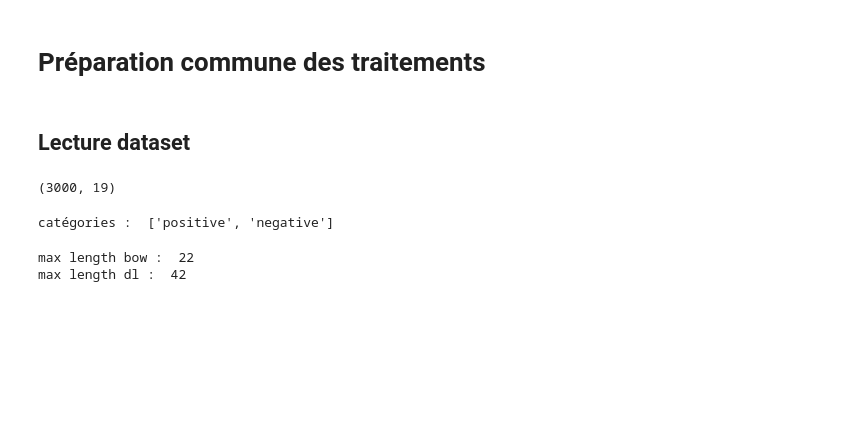
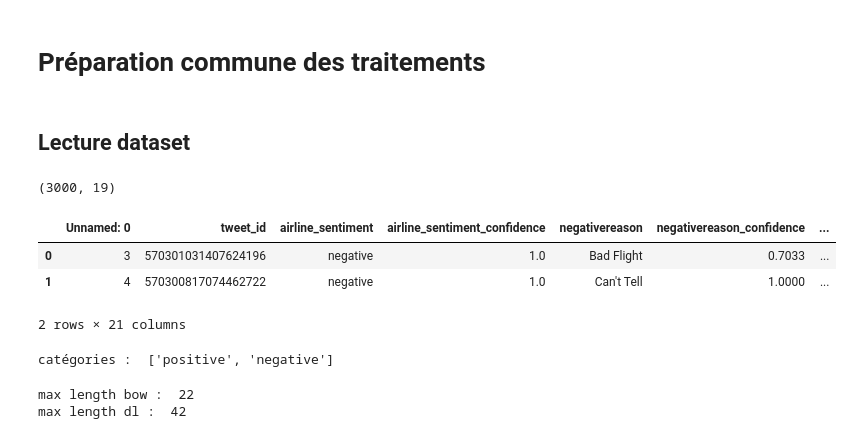
Before and after one commit to ThomasMeb/Classifier_Questions_StackOverflow, a Jupyter notebook: Exemple_Tweets_Feature-extraction_Sentence+Embedding_V1.1.ipynb, the cells around one changed output. Saved outputs shown, nothing was run; the diff lists cells and outputs as text; code cells hidden in the pictures; blank space fills up the shorter version.

```diff
--- a/Exemple_Tweets_Feature-extraction_Sentence+Embedding_V1.1.ipynb
+++ b/Exemple_Tweets_Feature-extraction_Sentence+Embedding_V1.1.ipynb
@@ -143,6 +143,13 @@ data_T =  pd.read_csv("data_tweets2_3000.csv")
 print(data_T.shape)
 # %% [output]
 (3000, 19)
+# %%
+data_T.head(2)
+# %% [output]
+|  | Unnamed: 0 | tweet_id | airline_sentiment | airline_sentiment_confidence | negativereason | negativereason_confidence | ... |
+| 0 | 3 | 570301031407624196 | negative | 1.0 | Bad Flight | 0.7033 | ... |
+| 1 | 4 | 570300817074462722 | negative | 1.0 | Can't Tell | 1.0000 | ... |
+2 rows × 21 columns
 # %%
 l_cat = list(set(data_T['airline_sentiment']))
 print("catégories : ", l_cat)
```
Also changed, not shown: 1 other file.
